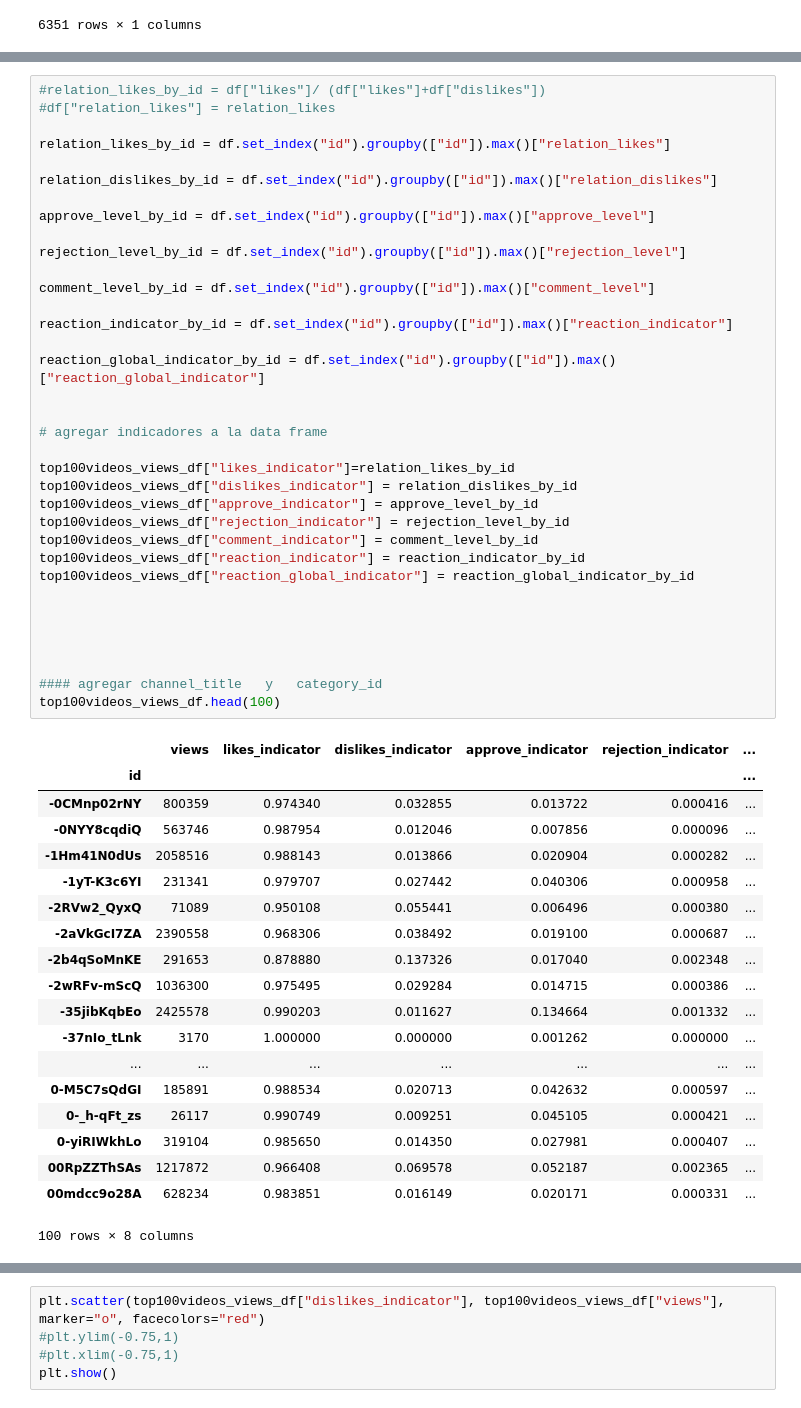
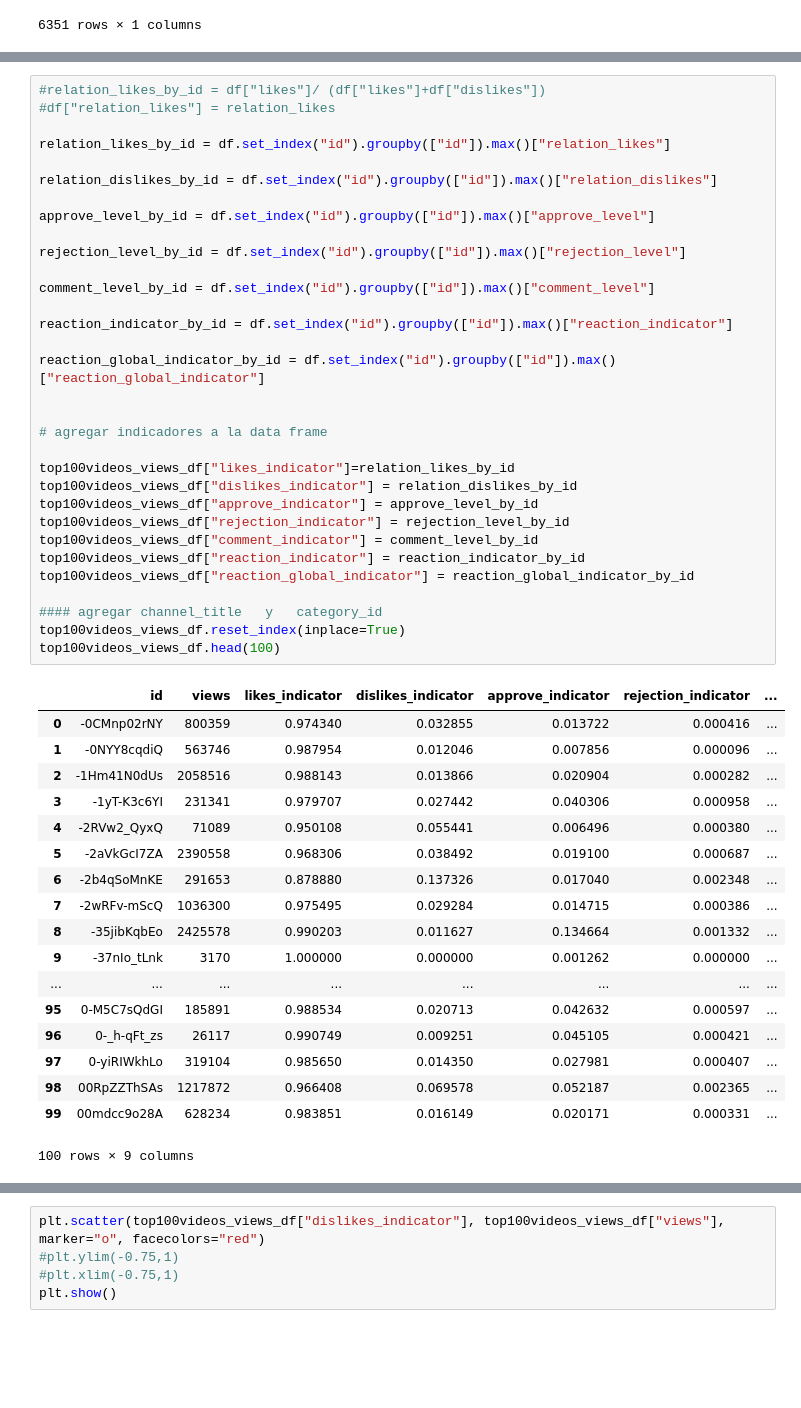
Before and after one commit to CaroMuizzi/Success-on-YouTube-Channels, a Jupyter notebook: Trending_videos.ipynb, the cells around one changed output, grey strips where cells are left out. Drawn from its saved outputs; the diff is of its cells as text; blank space fills up the shorter version.

```diff
--- a/Trending_videos.ipynb
+++ b/Trending_videos.ipynb
@@ -301,56 +286,52 @@ top100videos_views_df.sort_values("views",ascending=False)
 #df["relation_likes"] = relation_likes
 
 relation_likes_by_id = df.set_index("id").groupby(["id"]).max()["relation_likes"]
 
 relation_dislikes_by_id = df.set_index("id").groupby(["id"]).max()["relation_dislikes"]
 
 approve_level_by_id = df.set_index("id").groupby(["id"]).max()["approve_level"]
 
 rejection_level_by_id = df.set_index("id").groupby(["id"]).max()["rejection_level"]
 
 comment_level_by_id = df.set_index("id").groupby(["id"]).max()["comment_level"]
 
 reaction_indicator_by_id = df.set_index("id").groupby(["id"]).max()["reaction_indicator"]
 
 reaction_global_indicator_by_id = df.set_index("id").groupby(["id"]).max()["reaction_global_indicator"]
 
 
 # agregar indicadores a la data frame
 
 top100videos_views_df["likes_indicator"]=relation_likes_by_id
 top100videos_views_df["dislikes_indicator"] = relation_dislikes_by_id
 top100videos_views_df["approve_indicator"] = approve_level_by_id
 top100videos_views_df["rejection_indicator"] = rejection_level_by_id
 top100videos_views_df["comment_indicator"] = comment_level_by_id
 top100videos_views_df["reaction_indicator"] = reaction_indicator_by_id
 top100videos_views_df["reaction_global_indicator"] = reaction_global_indicator_by_id
 
-
-
-
-
 #### agregar channel_title   y   category_id
+top100videos_views_df.reset_index(inplace=True)
 top100videos_views_df.head(100)
 # %% [output]
-|  | views | likes_indicator | dislikes_indicator | approve_indicator | rejection_indicator | ... |
-| id |  |  |  |  |  | ... |
-| -0CMnp02rNY | 800359 | 0.974340 | 0.032855 | 0.013722 | 0.000416 | ... |
-| -0NYY8cqdiQ | 563746 | 0.987954 | 0.012046 | 0.007856 | 0.000096 | ... |
-| -1Hm41N0dUs | 2058516 | 0.988143 | 0.013866 | 0.020904 | 0.000282 | ... |
-| -1yT-K3c6YI | 231341 | 0.979707 | 0.027442 | 0.040306 | 0.000958 | ... |
-| -2RVw2_QyxQ | 71089 | 0.950108 | 0.055441 | 0.006496 | 0.000380 | ... |
-| -2aVkGcI7ZA | 2390558 | 0.968306 | 0.038492 | 0.019100 | 0.000687 | ... |
-| -2b4qSoMnKE | 291653 | 0.878880 | 0.137326 | 0.017040 | 0.002348 | ... |
-| -2wRFv-mScQ | 1036300 | 0.975495 | 0.029284 | 0.014715 | 0.000386 | ... |
-| -35jibKqbEo | 2425578 | 0.990203 | 0.011627 | 0.134664 | 0.001332 | ... |
-| -37nIo_tLnk | 3170 | 1.000000 | 0.000000 | 0.001262 | 0.000000 | ... |
-| ... | ... | ... | ... | ... | ... | ... |
-| 0-M5C7sQdGI | 185891 | 0.988534 | 0.020713 | 0.042632 | 0.000597 | ... |
-| 0-_h-qFt_zs | 26117 | 0.990749 | 0.009251 | 0.045105 | 0.000421 | ... |
-| 0-yiRIWkhLo | 319104 | 0.985650 | 0.014350 | 0.027981 | 0.000407 | ... |
-| 00RpZZThSAs | 1217872 | 0.966408 | 0.069578 | 0.052187 | 0.002365 | ... |
-| 00mdcc9o28A | 628234 | 0.983851 | 0.016149 | 0.020171 | 0.000331 | ... |
+|  | id | views | likes_indicator | dislikes_indicator | approve_indicator | rejection_indicator | ... |
+| 0 | -0CMnp02rNY | 800359 | 0.974340 | 0.032855 | 0.013722 | 0.000416 | ... |
+| 1 | -0NYY8cqdiQ | 563746 | 0.987954 | 0.012046 | 0.007856 | 0.000096 | ... |
+| 2 | -1Hm41N0dUs | 2058516 | 0.988143 | 0.013866 | 0.020904 | 0.000282 | ... |
+| 3 | -1yT-K3c6YI | 231341 | 0.979707 | 0.027442 | 0.040306 | 0.000958 | ... |
+| 4 | -2RVw2_QyxQ | 71089 | 0.950108 | 0.055441 | 0.006496 | 0.000380 | ... |
+| 5 | -2aVkGcI7ZA | 2390558 | 0.968306 | 0.038492 | 0.019100 | 0.000687 | ... |
+| 6 | -2b4qSoMnKE | 291653 | 0.878880 | 0.137326 | 0.017040 | 0.002348 | ... |
+| 7 | -2wRFv-mScQ | 1036300 | 0.975495 | 0.029284 | 0.014715 | 0.000386 | ... |
+| 8 | -35jibKqbEo | 2425578 | 0.990203 | 0.011627 | 0.134664 | 0.001332 | ... |
+| 9 | -37nIo_tLnk | 3170 | 1.000000 | 0.000000 | 0.001262 | 0.000000 | ... |
+| ... | ... | ... | ... | ... | ... | ... | ... |
+| 95 | 0-M5C7sQdGI | 185891 | 0.988534 | 0.020713 | 0.042632 | 0.000597 | ... |
+| 96 | 0-_h-qFt_zs | 26117 | 0.990749 | 0.009251 | 0.045105 | 0.000421 | ... |
+| 97 | 0-yiRIWkhLo | 319104 | 0.985650 | 0.014350 | 0.027981 | 0.000407 | ... |
+| 98 | 00RpZZThSAs | 1217872 | 0.966408 | 0.069578 | 0.052187 | 0.002365 | ... |
+| 99 | 00mdcc9o28A | 628234 | 0.983851 | 0.016149 | 0.020171 | 0.000331 | ... |
-100 rows × 8 columns
+100 rows × 9 columns
 # %%
 
 
```
Also changed, not shown: parts of 4 cells of this notebook.
